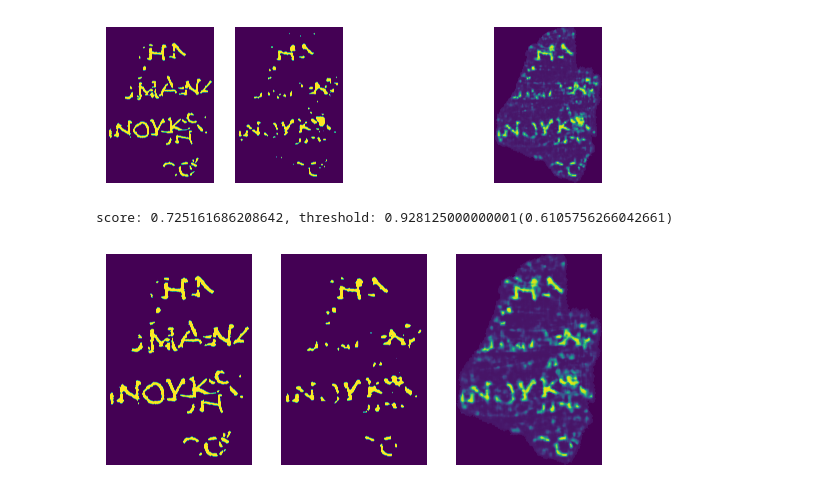
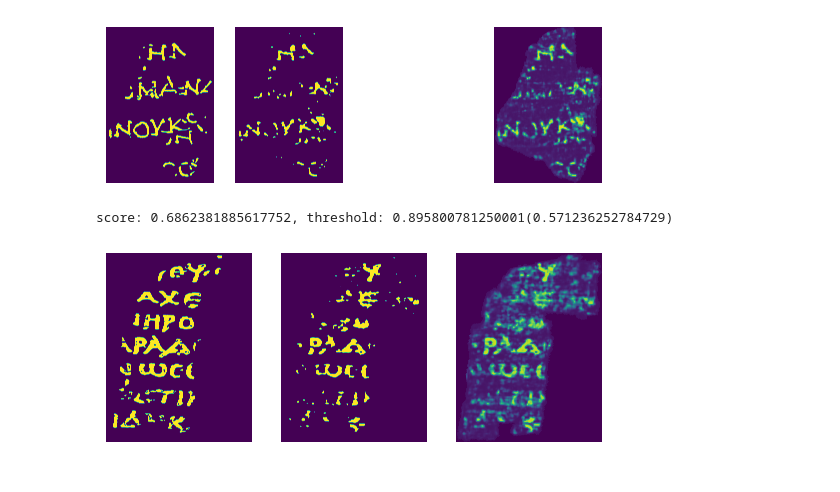
Before and after one commit to mipypf/Vesuvius-Challenge, a Jupyter notebook: tattaka/src/exp056/debug.ipynb, the cells around one changed output. Cells and saved outputs as stored; diff of their text form; code cells hidden in the pictures.

```diff
--- a/tattaka/src/exp056/debug.ipynb
+++ b/tattaka/src/exp056/debug.ipynb
@@ -51,7 +51,7 @@ def delete_min_area(y_pred: np.ndarray, t: float):
     y_pred = size_list[size_sum > min_size].sum(0)
     return y_pred, min_size
 
-fold = 2
+fold = 0
 logdirs = [
     "resnet3d50csnir1x32_mixup_ep30",
     "resnet3d152csnir1x24_mixup_ep30"
@@ -62,40 +62,42 @@ logdirs_exp055 = [
     "convnext_tiny_split3d5x7csn_mixup_ep30",
     "convnext_tiny_split3d3x9csn_l6_mixup_ep30",
     "swinv2_tiny_window8_256_split3d5x7csn_mixup_ep30",
-    "swinv2_tiny_window8_256_split3d3x9csn_l6_mixup_ep30"
+    "swinv2_tiny_window8_256_split3d3x9csn_l6_mixup_ep30",
+    "swin_small_patch4_window7_224_split3d5x7csn_mixup_ep30",
+    "swin_small_patch4_window7_224_split3d3x9csn_l6_mixup_ep30"
     ]
 true = np.array(
     Image.open(
         f"../../input/vesuvius-challenge-ink-detection-5fold/train/{str(fold + 1)}/inklabels.png"
     ).convert("1")
 )
 mask = np.array(
     Image.open(
         f"../../input/vesuvius-challenge-ink-detection-5fold/train/{str(fold + 1)}/mask.png"
     ).convert("1")
 ) > 0
 logit = np.stack([np.load(f"../../logs/exp{EXP_ID}/{logdir}/fold{fold}/logits_tta.npy") for logdir in logdirs]
                  + [np.load(f"../../logs/exp055/{logdir}/fold{fold}/logits_tta.npy") for logdir in logdirs_exp055]).mean(0)
 logit_tmp = logit.reshape(-1)[np.where(mask.reshape(-1))]
 true_tmp = true.reshape(-1)[np.where(mask.reshape(-1))]
 threshold = find_threshold_percentile(true_tmp, logit_tmp)
 # threshold = 0.92
 pred = logit > np.quantile(logit_tmp, threshold)
 # pred, _ = delete_min_area(pred, 0.2)
 score = fbeta_score(true, pred, beta=0.5)
 plt.subplot(131)
 plt.axis("off")
 plt.imshow(true)
 plt.subplot(132)
 plt.axis("off")
 plt.imshow(pred)
 plt.subplot(133)
 plt.axis("off")
 plt.imshow(logit, vmin=0., vmax=1.0)
 print(f"score: {score}, threshold: {threshold}({np.quantile(logit_tmp, threshold)})")
 # %% [output]
-score: 0.725161686208642, threshold: 0.928125000000001(0.6105756266042661)
+score: 0.6862381885617752, threshold: 0.895800781250001(0.571236252784729)
-[figure, old version]
+[figure, new version]
 # %%
 from train import PatchDataset
 from glob import glob
```
Also changed, not shown: parts of 1 cell of this notebook, 6 other files.
